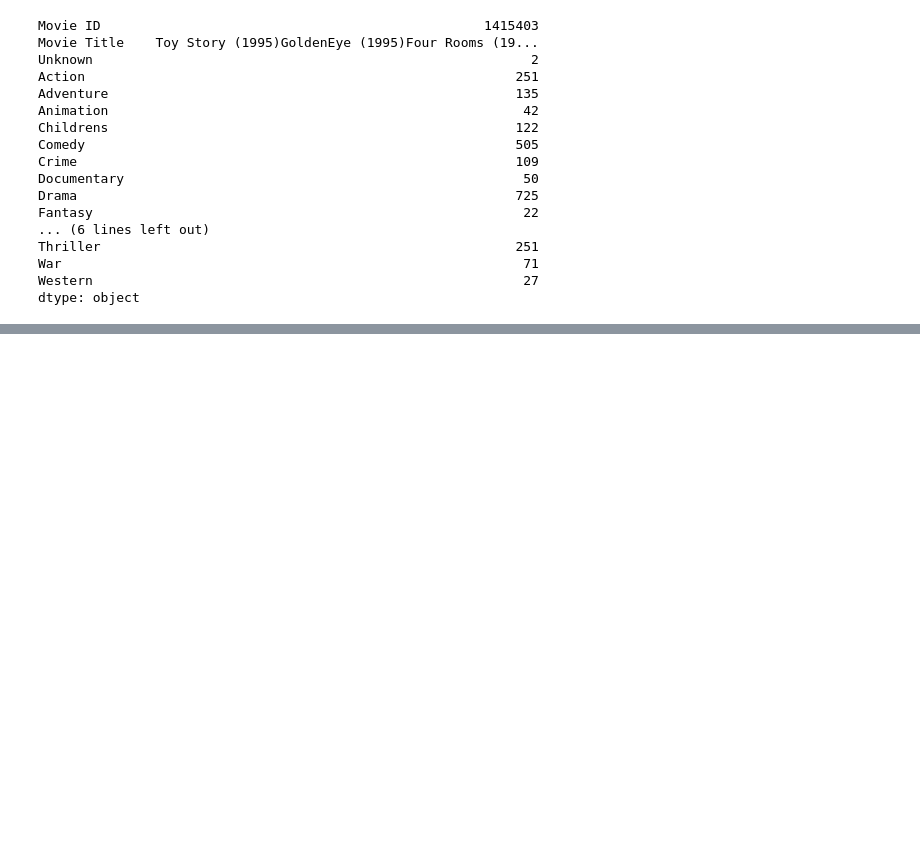
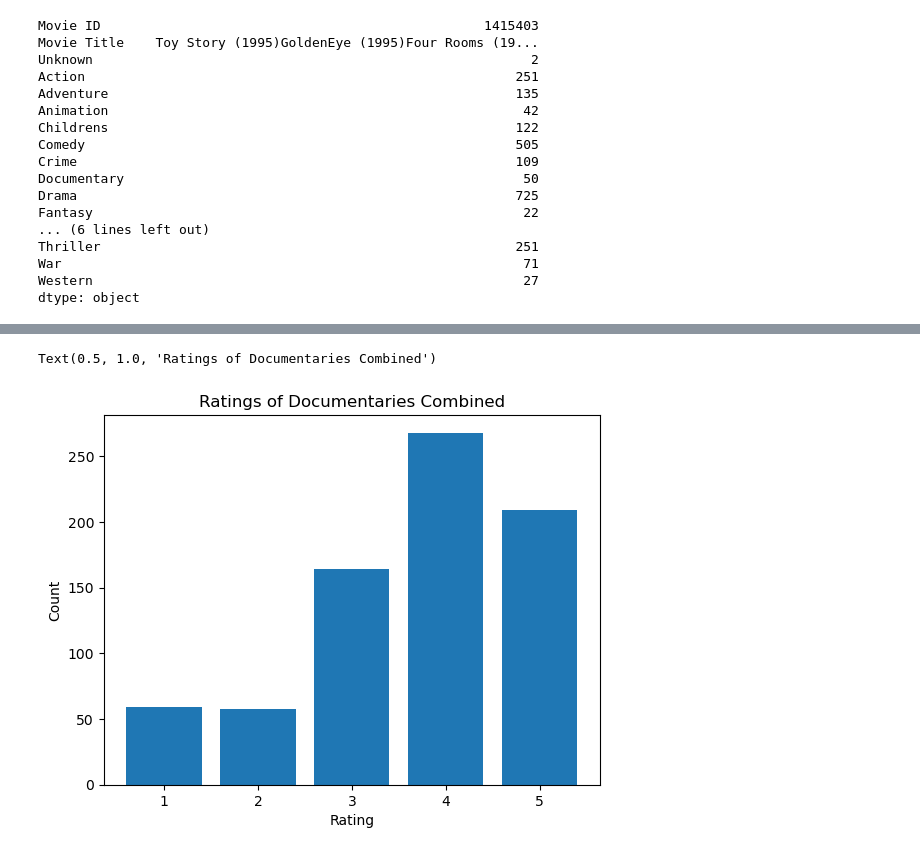
Before and after one commit to gavin-hyl/cs155-project2, a Jupyter notebook: miniproject2_starter_basic_visuals.ipynb, the cells around one changed output, grey strips where cells are left out. Drawn from its saved outputs; the diff is of its cells as text; code cells hidden in the pictures; blank space fills up the shorter version.

```diff
--- a/miniproject2_starter_basic_visuals.ipynb
+++ b/miniproject2_starter_basic_visuals.ipynb
@@ -119,0 +140,10 @@ dtype: object
+# %%
+documentaries = movies[movies["Documentary"] == 1]["Movie ID"].values
+documentary_ratings = data[data["Movie ID"].isin(documentaries)].pivot_table(columns=["Rating"], aggfunc="size")
+plt.bar(documentary_ratings.index.to_list(), documentary_ratings.values)
+plt.xlabel("Rating")
+plt.ylabel("Count")
+plt.title("Ratings of Documentaries Combined")
+# %% [output]
+Text(0.5, 1.0, 'Ratings of Documentaries Combined')
+[figure, added]
```
Also changed, not shown: parts of 2 cells of this notebook.
